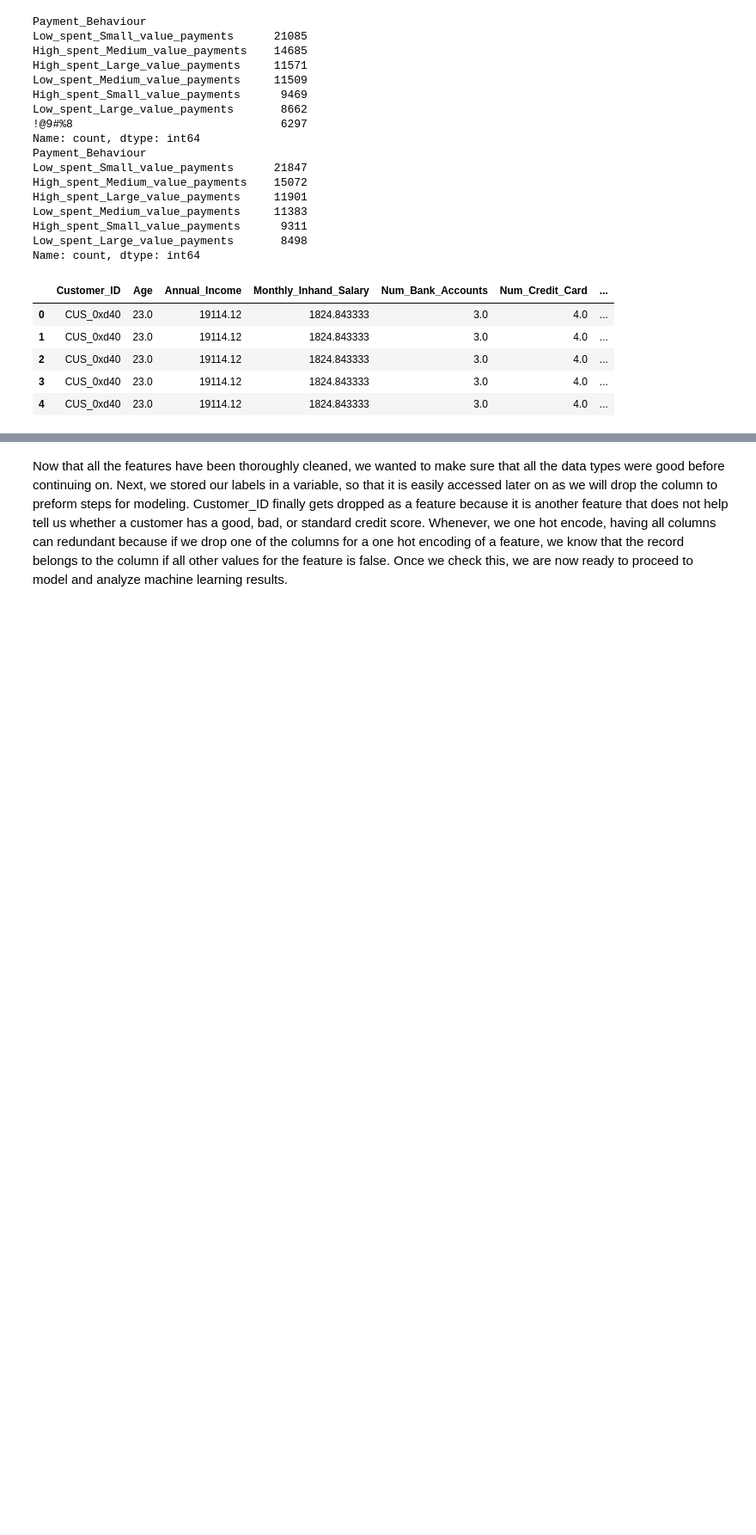
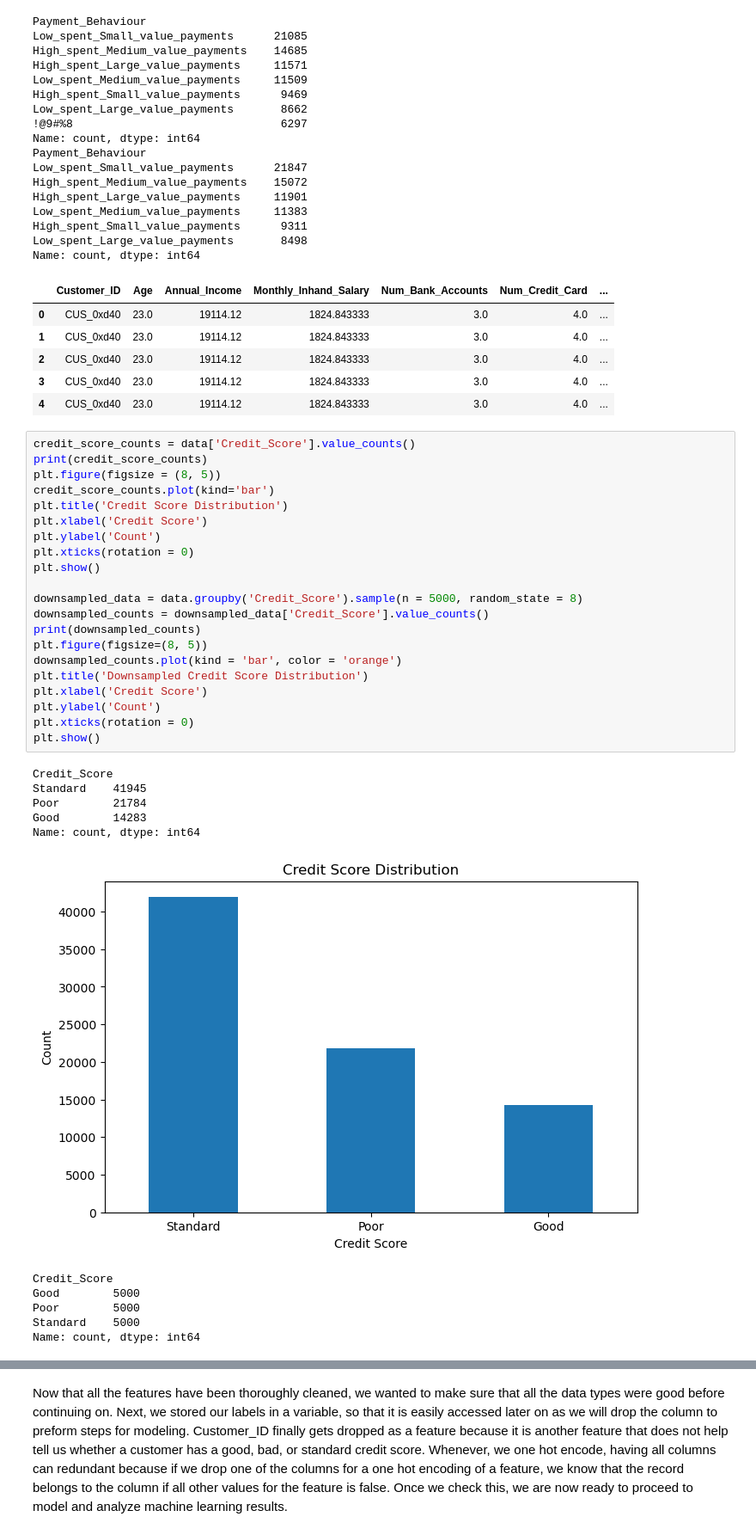
Before and after one commit to AyujVerma/Credit-Score-Classifier, a Jupyter notebook: credit_score.ipynb, the cells around one changed output, grey strips where cells are left out. Shown at 86% size. Drawn from its saved outputs; the diff is of its cells as text; blank space fills up the shorter version.

```diff
--- a/credit_score.ipynb
+++ b/credit_score.ipynb
@@ -1015,3 +1009,36 @@ Name: count, dtype: int64
 | 2 | CUS_0xd40 | 23.0 | 19114.12 | 1824.843333 | 3.0 | 4.0 | ... |
 | 3 | CUS_0xd40 | 23.0 | 19114.12 | 1824.843333 | 3.0 | 4.0 | ... |
 | 4 | CUS_0xd40 | 23.0 | 19114.12 | 1824.843333 | 3.0 | 4.0 | ... |
+# %%
+credit_score_counts = data['Credit_Score'].value_counts()
+print(credit_score_counts)
+plt.figure(figsize = (8, 5))
+credit_score_counts.plot(kind='bar')
+plt.title('Credit Score Distribution')
+plt.xlabel('Credit Score')
+plt.ylabel('Count')
+plt.xticks(rotation = 0)
+plt.show()
+
+downsampled_data = data.groupby('Credit_Score').sample(n = 5000, random_state = 8)
+downsampled_counts = downsampled_data['Credit_Score'].value_counts()
+print(downsampled_counts)
+plt.figure(figsize=(8, 5))
+downsampled_counts.plot(kind = 'bar', color = 'orange')
+plt.title('Downsampled Credit Score Distribution')
+plt.xlabel('Credit Score')
+plt.ylabel('Count')
+plt.xticks(rotation = 0)
+plt.show()
+# %% [output]
+Credit_Score
+Standard    41945
+Poor        21784
+Good        14283
+Name: count, dtype: int64
+[figure, added]
+Credit_Score
+Good        5000
+Poor        5000
+Standard    5000
+Name: count, dtype: int64
```
Also changed, not shown: parts of 8 cells of this notebook.
